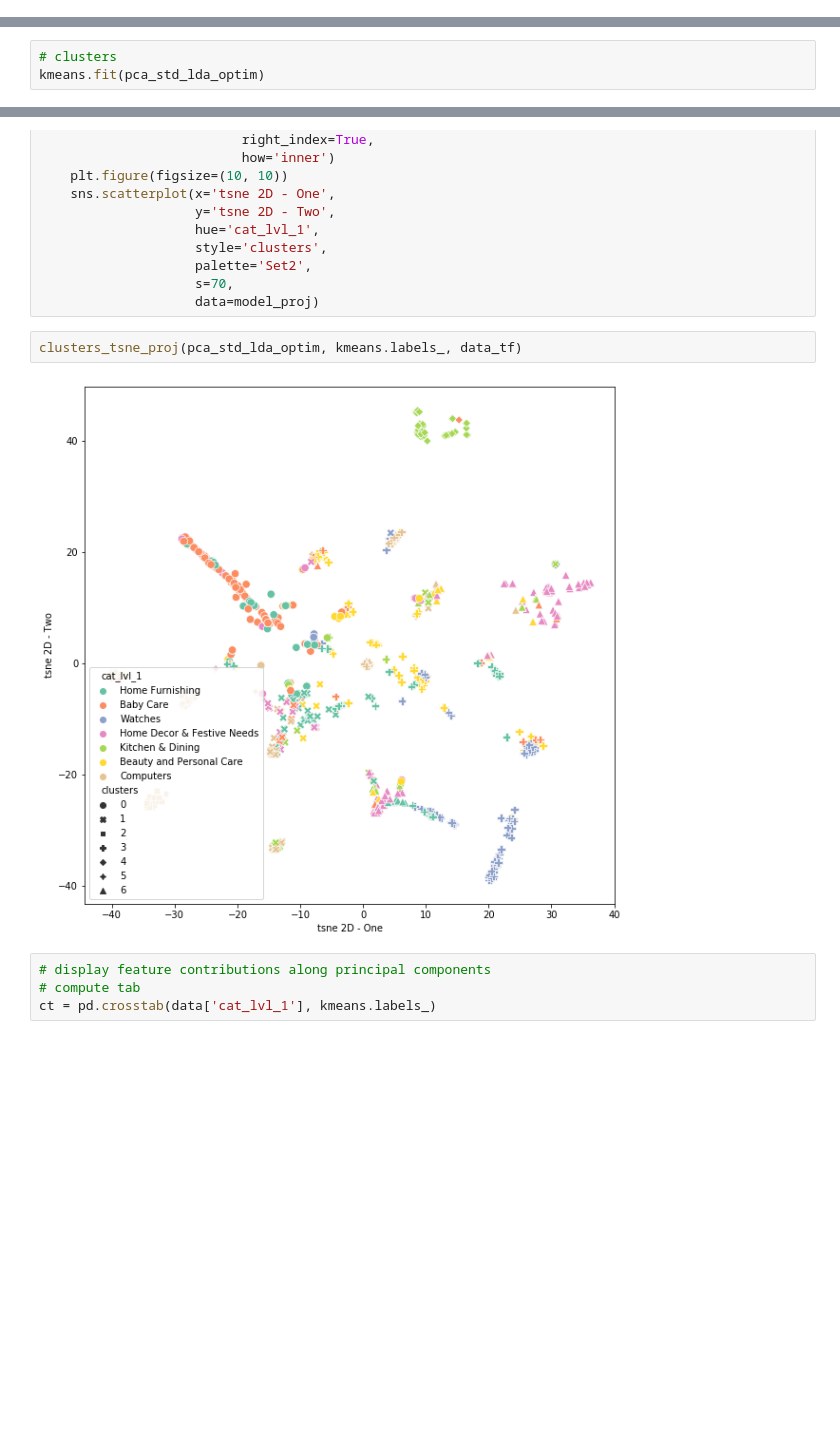
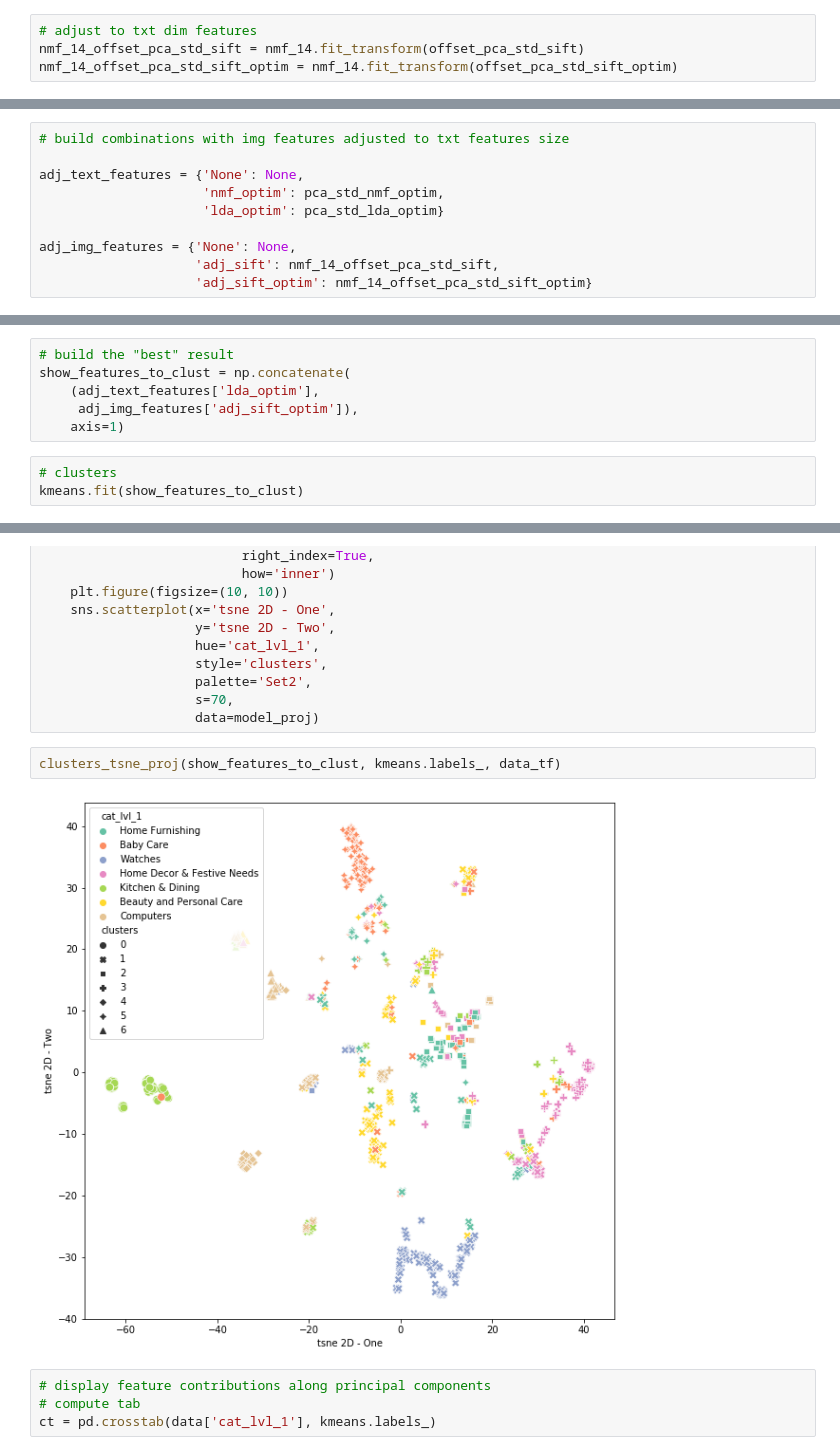
Before and after one commit to EtienneLardeur/P6_ClassificationEngine, a Jupyter notebook: P6_01_Notebook.ipynb, the cells around one changed output, grey strips where cells are left out. Saved outputs shown, nothing was run; the diff lists cells and outputs as text; blank space fills up the shorter version.

```diff
--- a/P6_01_Notebook.ipynb
+++ b/P6_01_Notebook.ipynb
@@ -1233,3 +1266,7 @@ nmf = NMF(
+# %%
+# adjust to txt dim features
+nmf_14_offset_pca_std_sift = nmf_14.fit_transform(offset_pca_std_sift)
+nmf_14_offset_pca_std_sift_optim = nmf_14.fit_transform(offset_pca_std_sift_optim)
 # %% [markdown]
 # 6. Clustering
 # %% [markdown]
@@ -1237 +1294,11 @@ In this section, we compute 7 clusters and assess the clustering through ARI cal
+# %%
+# build combinations with img features adjusted to txt features size
+
+adj_text_features = {'None': None,
+                     'nmf_optim': pca_std_nmf_optim,
+                     'lda_optim': pca_std_lda_optim}
+
+adj_img_features = {'None': None,
+                    'adj_sift': nmf_14_offset_pca_std_sift,
+                    'adj_sift_optim': nmf_14_offset_pca_std_sift_optim}
 # %%
@@ -1288,6 +1413,12 @@ plt.xticks(rotation='90', horizontalalignment="center")
+# %%
+# build the "best" result
+show_features_to_clust = np.concatenate(
+    (adj_text_features['lda_optim'],
+     adj_img_features['adj_sift_optim']),
+    axis=1)
 # %%
 # clusters
-kmeans.fit(pca_std_lda_optim)
+kmeans.fit(show_features_to_clust)
 # %% [output]
 KMeans(n_clusters=7)
 # %%
@@ -1311,9 +1442,9 @@ def clusters_tsne_proj(input, labels, data_tf):
                     s=70,
                     data=model_proj)
 # %%
-clusters_tsne_proj(pca_std_lda_optim, kmeans.labels_, data_tf)
+clusters_tsne_proj(show_features_to_clust, kmeans.labels_, data_tf)
 # %% [output]
-[figure, old version]
+[figure, new version]
 # %%
 # display feature contributions along principal components
 # compute tab
```
Also changed, not shown: parts of 43 cells of this notebook, 1 other file.
